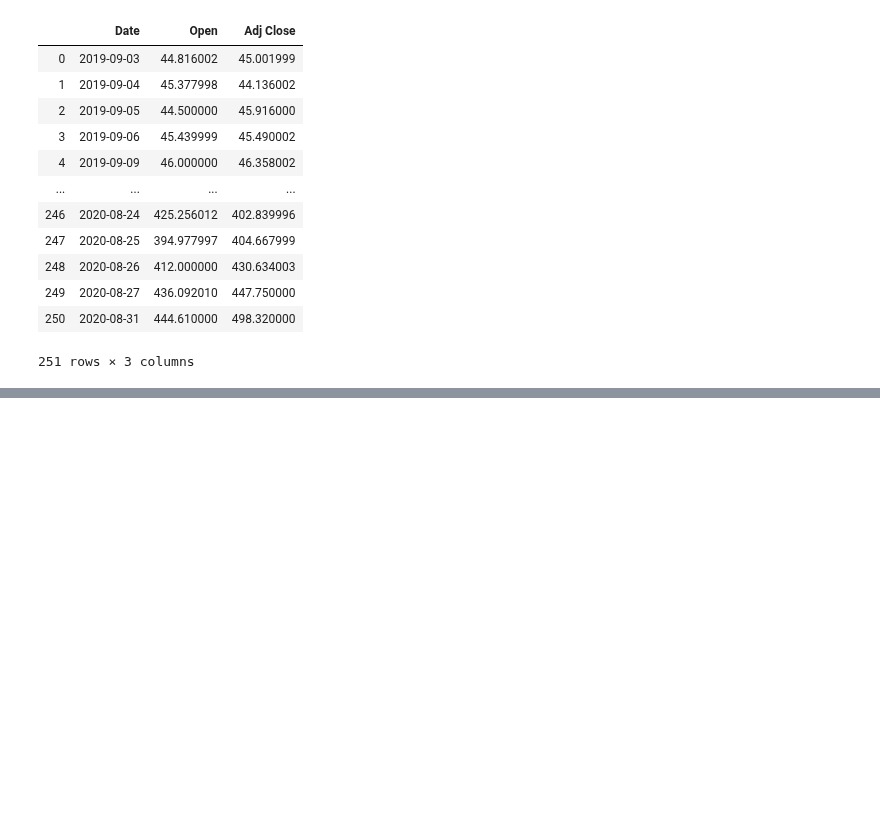
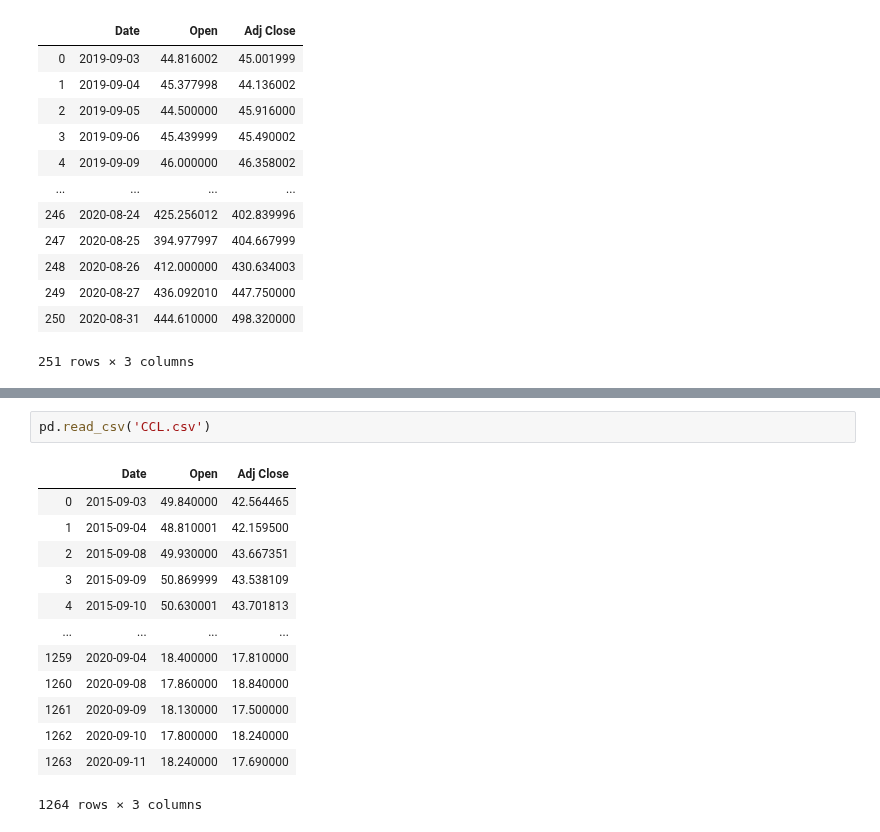
Before and after one commit to joseh4/Stock_market_monitoring, a Jupyter notebook: Creating_automated_chart.ipynb, the cells around one changed output, grey strips where cells are left out. Saved outputs shown, nothing was run; the diff lists cells and outputs as text; blank space fills up the shorter version.

```diff
--- a/Creating_automated_chart.ipynb
+++ b/Creating_automated_chart.ipynb
@@ -469,3 +417,19 @@ TSLA
+# %%
+pd.read_csv('CCL.csv')
+# %% [output]
+|  | Date | Open | Adj Close |
+| 0 | 2015-09-03 | 49.840000 | 42.564465 |
+| 1 | 2015-09-04 | 48.810001 | 42.159500 |
+| 2 | 2015-09-08 | 49.930000 | 43.667351 |
+| 3 | 2015-09-09 | 50.869999 | 43.538109 |
+| 4 | 2015-09-10 | 50.630001 | 43.701813 |
+| ... | ... | ... | ... |
+| 1259 | 2020-09-04 | 18.400000 | 17.810000 |
+| 1260 | 2020-09-08 | 17.860000 | 18.840000 |
+| 1261 | 2020-09-09 | 18.130000 | 17.500000 |
+| 1262 | 2020-09-10 | 17.800000 | 18.240000 |
+| 1263 | 2020-09-11 | 18.240000 | 17.690000 |
+1264 rows × 3 columns
 # %%
 # Creating schedule to collect new data every weekday the top of the hour.
 schedule.every().monday.at("09:00").do(get_info)
```
Also changed, not shown: parts of 6 cells of this notebook.
